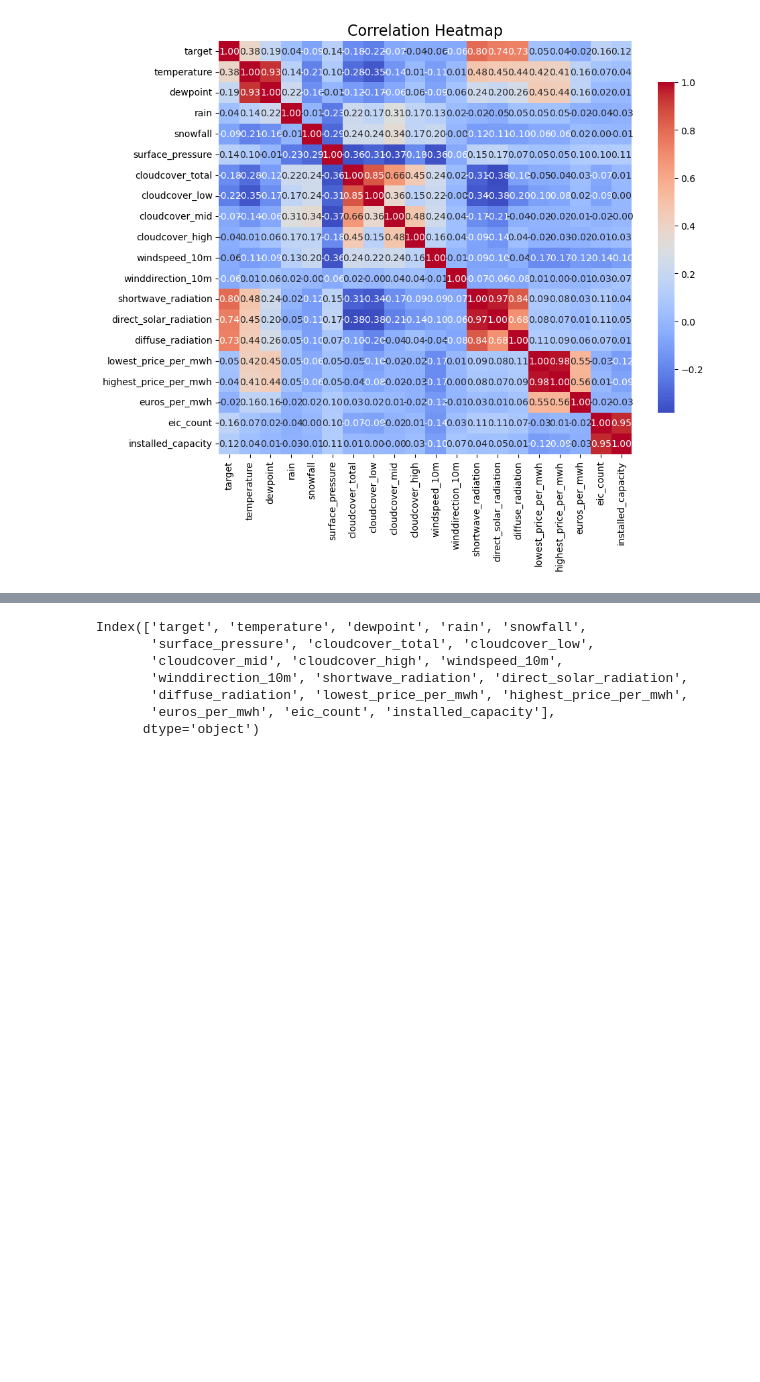
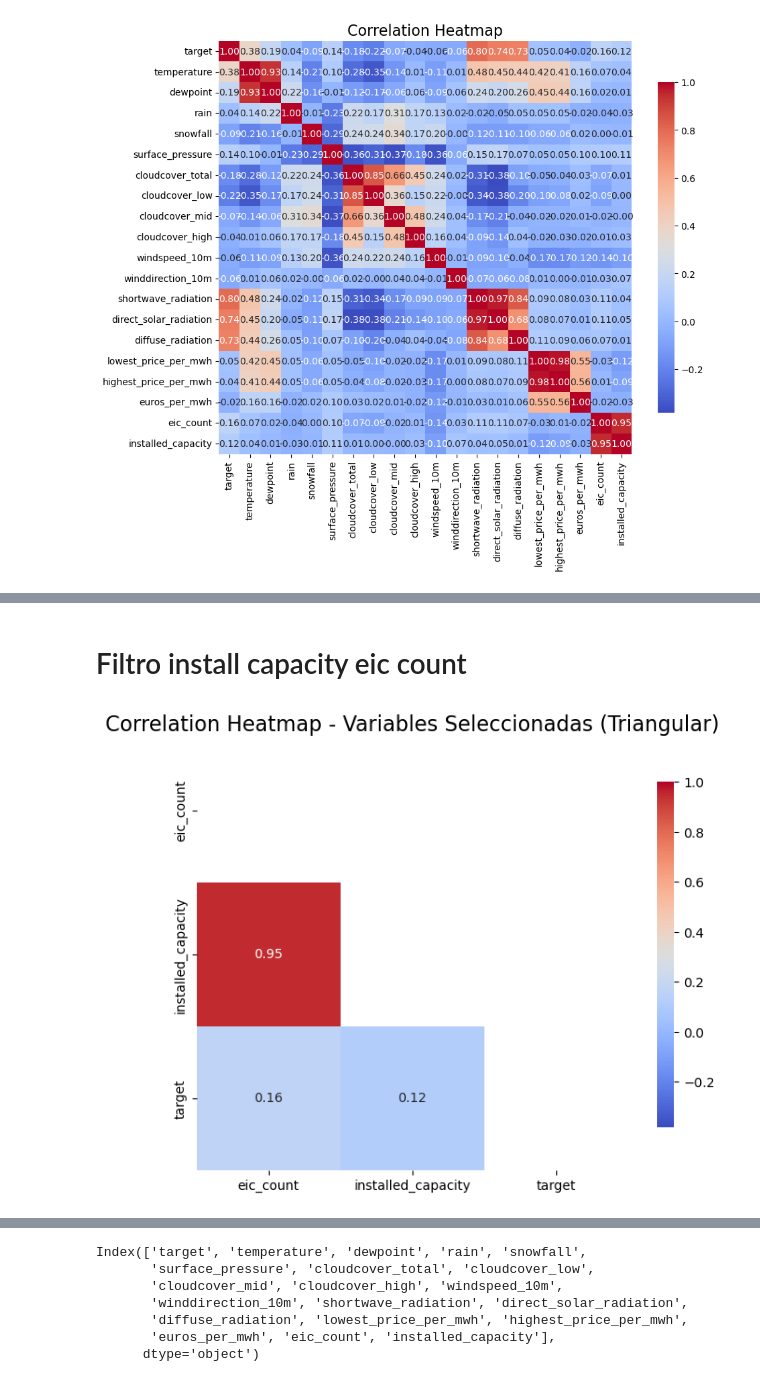
Before and after one commit to josemgoji/Proyecto-integrador-2, a Jupyter notebook: datalab/feat.selection.ipynb, the cells around one changed output, grey strips where cells are left out. Drawn from its saved outputs; the diff is of its cells as text; code cells hidden in the pictures; blank space fills up the shorter version.

```diff
--- a/datalab/feat.selection.ipynb
+++ b/datalab/feat.selection.ipynb
@@ -17,3 +157,5 @@ datos = datos.asfreq('h')
+# %%
+datos = merge()
 # %%
 correlation_matrix = datos.corr()
 
@@ -25,0 +178,24 @@ plt.show()
+# %% [markdown]
+# Filtro install capacity eic count
+# %%
+variables_interes = ['eic_count', 'installed_capacity','target']  # reemplaza con los nombres de las variables que te interesan
+
+# Filtrar el DataFrame solo con esas variables
+datos_interes = datos[variables_interes]
+
+correlation_submatrix = correlation_matrix.loc[variables_interes, variables_interes]
+
+# Obtener los valores mínimo y máximo de la matriz completa
+vmin = correlation_matrix.min().min()
+vmax = correlation_matrix.max().max()
+
+mask = np.triu(np.ones_like(correlation_submatrix, dtype=bool))
+
+# Graficar el mapa de calor triangular
+plt.figure(figsize=(8, 6))
+sns.heatmap(correlation_submatrix, annot=True, fmt=".2f", cmap='coolwarm', square=True,
+            cbar_kws={"shrink": .8}, vmin=vmin, vmax=vmax, mask=mask)
+plt.title('Correlation Heatmap - Variables Seleccionadas (Triangular)', fontsize=16)
+plt.show()
+# %% [output]
+[figure, added]
```
Also changed, not shown: parts of 5 cells of this notebook, 18 other files.
